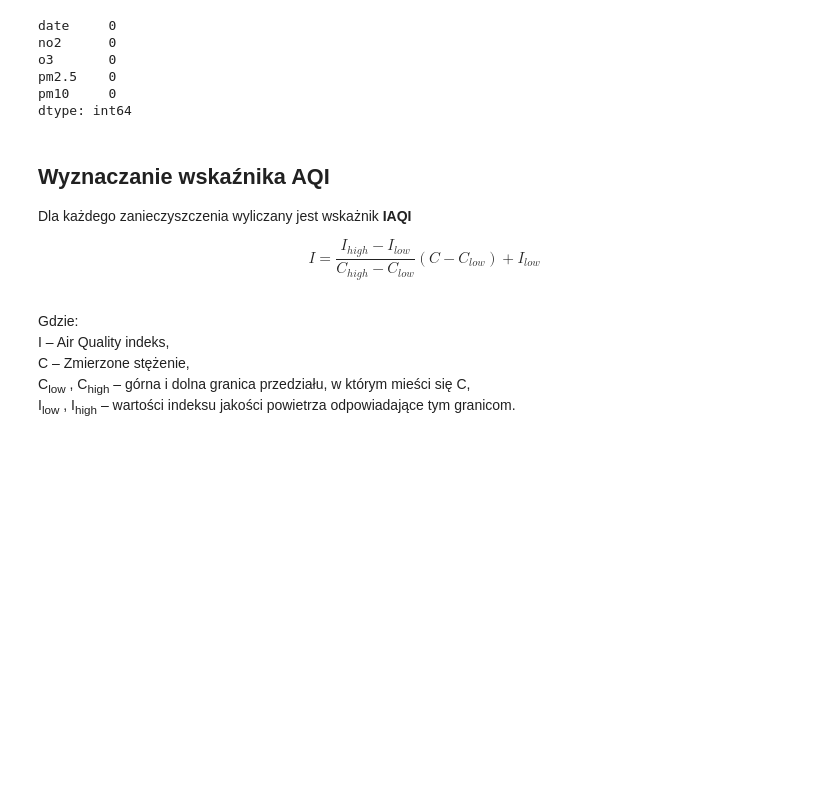
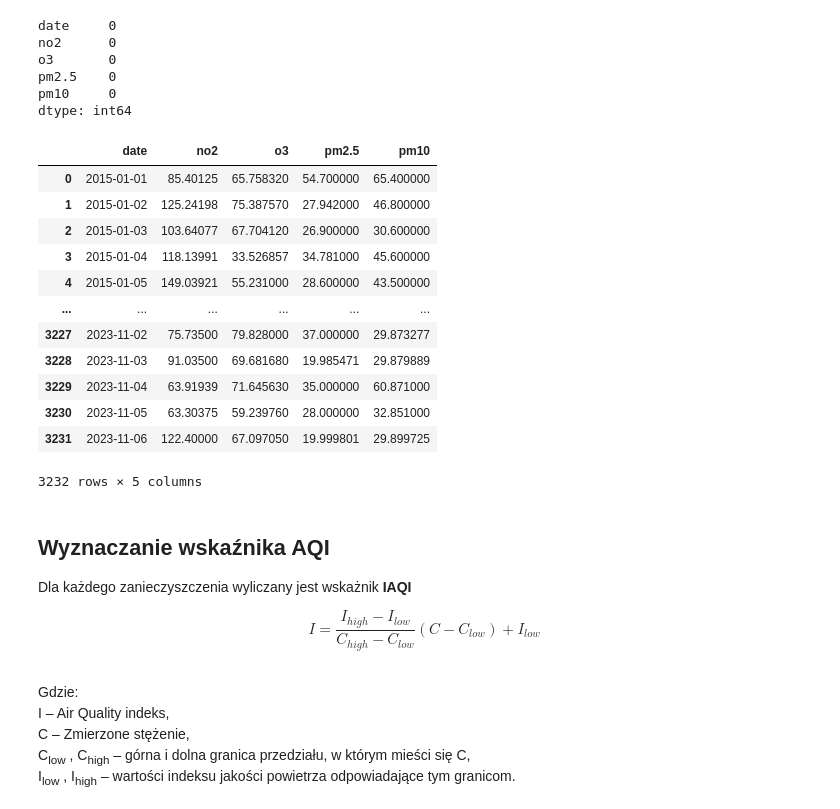
Before and after one commit to rk404/SAD, a Jupyter notebook: Zadanie_SAD_2025.ipynb, the cells around one changed output. Saved outputs shown, nothing was run; the diff lists cells and outputs as text; code cells hidden in the pictures; blank space fills up the shorter version.

```diff
--- a/Zadanie_SAD_2025.ipynb
+++ b/Zadanie_SAD_2025.ipynb
@@ -268,6 +268,29 @@ o3       0
 pm2.5    0
 pm10     0
 dtype: int64
+# %%
+#grupowanie danych po dacie i wybranie maksymalnej wartości dla każdej daty
+df_air_London_grouped = df_air_London.groupby(df['date'].dt.date).aggregate({
+    'no2': 'max',
+    'o3': 'max',
+    'pm2.5': 'max',
+    'pm10': 'max'
+}).reset_index()
+df_air_London_grouped
+# %% [output]
+|  | date | no2 | o3 | pm2.5 | pm10 |
+| 0 | 2015-01-01 | 85.40125 | 65.758320 | 54.700000 | 65.400000 |
+| 1 | 2015-01-02 | 125.24198 | 75.387570 | 27.942000 | 46.800000 |
+| 2 | 2015-01-03 | 103.64077 | 67.704120 | 26.900000 | 30.600000 |
+| 3 | 2015-01-04 | 118.13991 | 33.526857 | 34.781000 | 45.600000 |
+| 4 | 2015-01-05 | 149.03921 | 55.231000 | 28.600000 | 43.500000 |
+| ... | ... | ... | ... | ... | ... |
+| 3227 | 2023-11-02 | 75.73500 | 79.828000 | 37.000000 | 29.873277 |
+| 3228 | 2023-11-03 | 91.03500 | 69.681680 | 19.985471 | 29.879889 |
+| 3229 | 2023-11-04 | 63.91939 | 71.645630 | 35.000000 | 60.871000 |
+| 3230 | 2023-11-05 | 63.30375 | 59.239760 | 28.000000 | 32.851000 |
+| 3231 | 2023-11-06 | 122.40000 | 67.097050 | 19.999801 | 29.899725 |
+3232 rows × 5 columns
 # %% [markdown]
 ## Wyznaczanie wskaźnika AQI
 Dla każdego zanieczyszczenia wyliczany jest wskażnik **IAQI**
```
Also changed, not shown: parts of 8 cells of this notebook.
